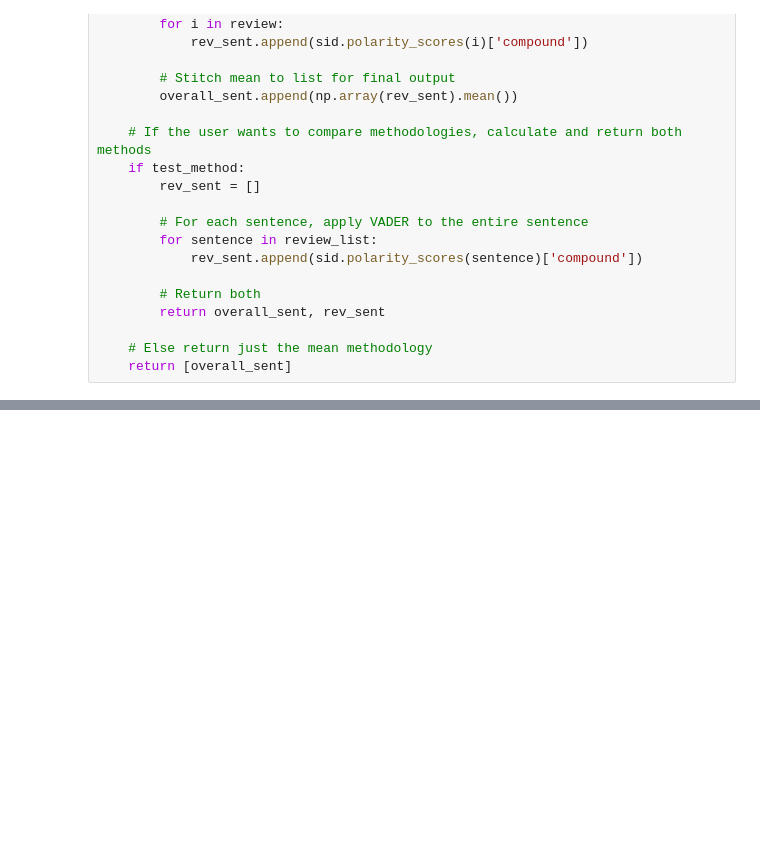
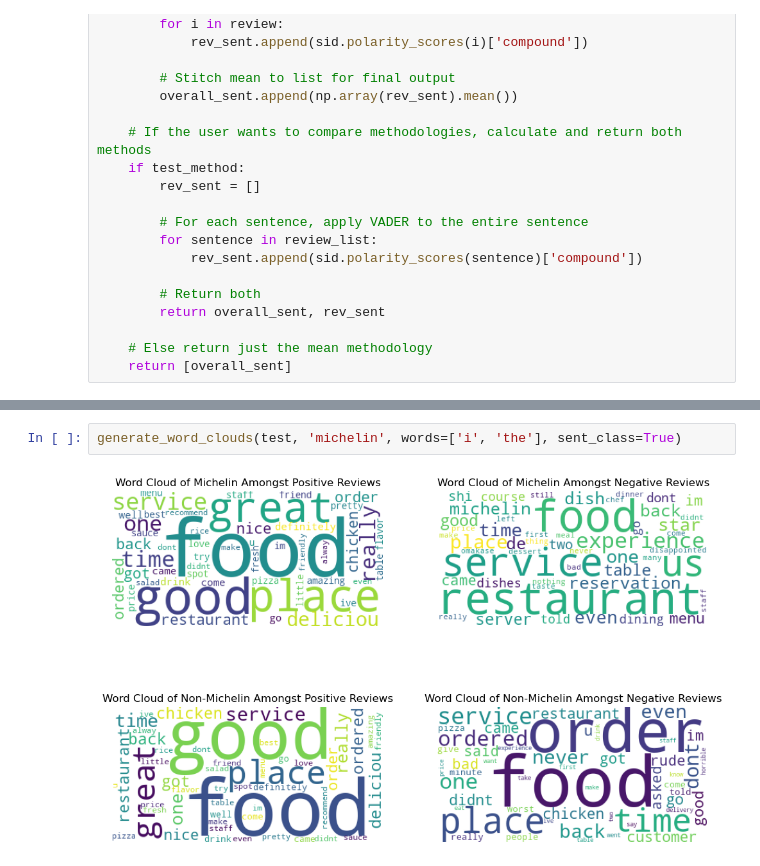
Before and after one commit to mabdullah-nyu/DSGA-1007-Project, a Jupyter notebook: analysis_func.ipynb, the cells around one changed output, grey strips where cells are left out. Drawn from its saved outputs; the diff is of its cells as text; blank space fills up the shorter version.

```diff
--- a/analysis_func.ipynb
+++ b/analysis_func.ipynb
@@ -383,0 +472,4 @@ The Spearman Rank Correlation between review sentiment and rating (averaging met
+# %%
+generate_word_clouds(test, 'michelin', words=['i', 'the'], sent_class=True)
+# %% [output]
+[figure, added]
```
Also changed, not shown: parts of 16 cells of this notebook.
